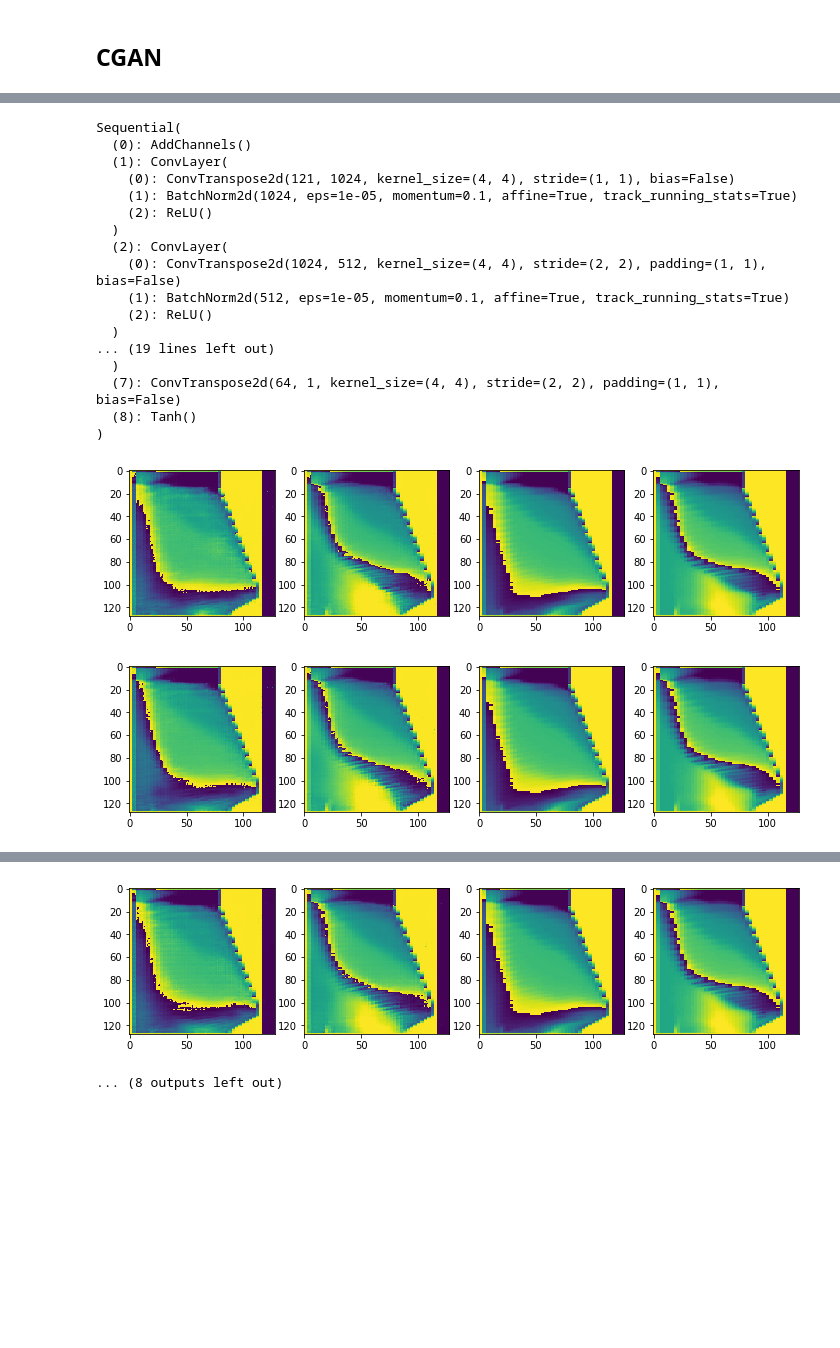
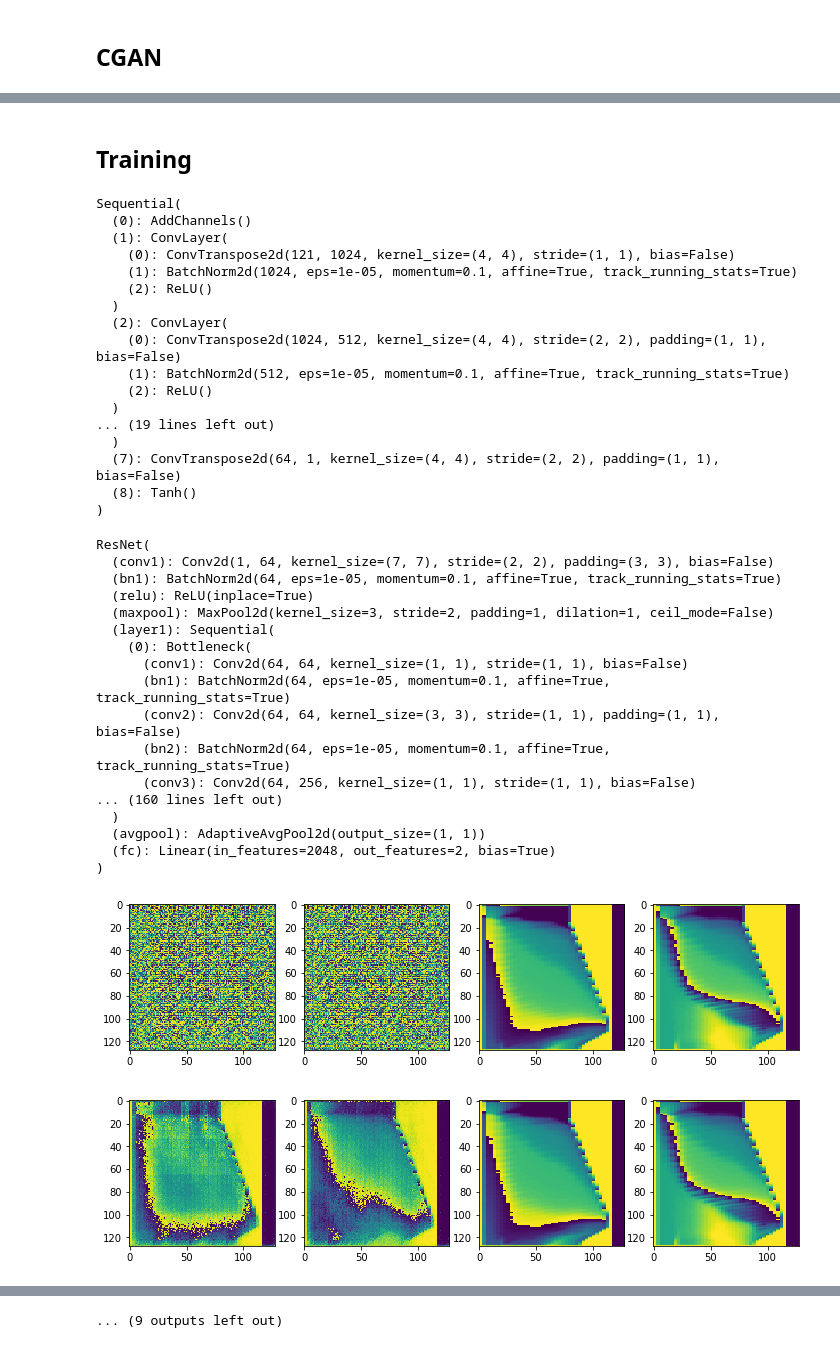
Before and after one commit to JoeyShapiro/blast-furnace-cgan, a Jupyter notebook: cgan.ipynb, the cells around one changed output, grey strips where cells are left out. Saved outputs shown, nothing was run; the diff lists cells and outputs as text; code cells hidden in the pictures; blank space fills up the shorter version.

```diff
--- a/cgan.ipynb
+++ b/cgan.ipynb
@@ -536,18 +508,18 @@ def random_batch_one_hot_rc(batch_size, size):
     return rand_vec
 # %%
 import datetime
+import tqdm
 
-list_losses_critic    = []
-list_losses_generator    = []
-
-import tqdm
+losses = []
 
 def training_loop(N_Epochs, G_model, D_model, D_loss_fn, G_opt, D_opt,
                   checkpoint='checkpoint', save_interval: int = None, stop_after: datetime.timedelta = None, start_epoch: int = None):
+    global losses
+
     if start_epoch is not None:
         G_model.load_state_dict(torch.load(f"{checkpoint}/G_{start_epoch}.pt"))
         D_model.load_state_dict(torch.load(f"{checkpoint}/D_{start_epoch}.pt"))
-        # TODO load everything else
+        losses = torch.load(f"{checkpoint}/l_{start_epoch}.pkl")
     else:
         start_epoch = 0
 
@@ -612,10 +584,13 @@ def training_loop(N_Epochs, G_model, D_model, D_loss_fn, G_opt, D_opt,
 
 
         if epoch % 1 == 0:
-            list_losses_generator.append(        gen_loss.cpu().detach().numpy()  )
-            list_losses_critic.append(        fake_loss.cpu().detach().numpy()  )
-            D_gen_loss_rnd = np.round(gen_loss.cpu().detach().numpy(), 3)
-            D_fake_loss_rnd = np.round(fake_loss.cpu().detach().numpy(), 3)
+            loss = (
+                gen_loss.cpu().detach().numpy(),
+                fake_loss.cpu().detach().numpy()
+            )
+            losses.append(loss)
+            D_gen_loss_rnd = np.round(loss[0], 3)
+            D_fake_loss_rnd = np.round(loss[1], 3)
 
             # not rounded anymore :(
             message = f"gen: {D_gen_loss_rnd}; crit: {D_fake_loss_rnd}"
@@ -676,7 +651,8 @@ def training_loop(N_Epochs, G_model, D_model, D_loss_fn, G_opt, D_opt,
         if save_interval is not None and epoch % save_interval == 0:
             torch.save(G_model.state_dict(), f"{checkpoint}/G_{epoch}.pt")
             torch.save(D_model.state_dict(), f"{checkpoint}/D_{epoch}.pt")
-            # TODO save evrything else
+
+            torch.save(losses, f"{checkpoint}/l_{epoch}.pkl")
 
         if stop_after is not None and datetime.datetime.now() > start_time+stop_after:
             print(f"Stopping training because it has been {datetime.datetime.now() - start_time} since {start_time}")
@@ -735,6 +711,8 @@ class Critic(nn.Module):
 
     def forward(self, x):
         return self.critic(x)
+# %% [markdown]
+## Training
 # %%
 G_model     =  basic_generator(pixels, in_sz=100+7*3, n_channels=channels, n_extra_layers=1)# Generator_Net()
 print(G_model)
@@ -749,7 +727,7 @@ print(G_model)
 #                     act_cls=partial(  nn.LeakyReLU, negative_slope=0.2)
 # )#
 
-D_model     = Critic(channels_img=channels, features_d=pixels)
+# D_model     = Critic(channels_img=channels, features_d=pixels)
 
 #import resnet 50
 from torchvision.models import resnet50
@@ -757,7 +735,7 @@ from torchvision.models import resnet50
 D_model = resnet50(pretrained=True)
 
 # make resnet input same channels
-D_model.conv1 = torch.nn.Conv2d(channels, pixels, kernel_size=(7, 7), stride=(2, 2), padding=(3, 3), bias=False)
+D_model.conv1 = torch.nn.Conv2d(channels, 64, kernel_size=(7, 7), stride=(2, 2), padding=(3, 3), bias=False)
 
 # make resnet output 2 classes
 D_model.fc = torch.nn.Linear(in_features=2048, out_features=2, bias=True)
@@ -772,33 +750,50 @@ D_loss_fn = wasserstein_loss
 # use a loss function that supports values between -1 and 1
 # D_loss_fn = nn.BCEWithLogitsLoss()
 
 G_opt       = torch.optim.Adam( G_model.parameters(), lr=learning_rate, betas=(0.0, 0.9) )
 D_opt       = torch.optim.Adam( D_model.parameters(), lr=learning_rate, betas=(0.0, 0.9) )
 
 # move everything to device
 G_model.to(device)
 D_model.to(device)
 # D_loss_fn.to(device)
 
 training_loop(  N_Epochs, G_model, D_model, D_loss_fn, G_opt, D_opt,
-    checkpoint='checkpoint', save_interval=100, stop_after=datetime.timedelta(hours=3, minutes=30), start_epoch=569   )
+    checkpoint='checkpoint', save_interval=100, stop_after=datetime.timedelta(hours=3, minutes=30), start_epoch=None   )
 # %% [output]
 Sequential(
   (0): AddChannels()
   (1): ConvLayer(
     (0): ConvTranspose2d(121, 1024, kernel_size=(4, 4), stride=(1, 1), bias=False)
     (1): BatchNorm2d(1024, eps=1e-05, momentum=0.1, affine=True, track_running_stats=True)
     (2): ReLU()
   )
   (2): ConvLayer(
     (0): ConvTranspose2d(1024, 512, kernel_size=(4, 4), stride=(2, 2), padding=(1, 1), bias=False)
     (1): BatchNorm2d(512, eps=1e-05, momentum=0.1, affine=True, track_running_stats=True)
     (2): ReLU()
   )
 ... (19 lines left out)
   )
   (7): ConvTranspose2d(64, 1, kernel_size=(4, 4), stride=(2, 2), padding=(1, 1), bias=False)
   (8): Tanh()
 )
+ResNet(
+  (conv1): Conv2d(1, 64, kernel_size=(7, 7), stride=(2, 2), padding=(3, 3), bias=False)
+  (bn1): BatchNorm2d(64, eps=1e-05, momentum=0.1, affine=True, track_running_stats=True)
+  (relu): ReLU(inplace=True)
+  (maxpool): MaxPool2d(kernel_size=3, stride=2, padding=1, dilation=1, ceil_mode=False)
+  (layer1): Sequential(
+    (0): Bottleneck(
+      (conv1): Conv2d(64, 64, kernel_size=(1, 1), stride=(1, 1), bias=False)
+      (bn1): BatchNorm2d(64, eps=1e-05, momentum=0.1, affine=True, track_running_stats=True)
+      (conv2): Conv2d(64, 64, kernel_size=(3, 3), stride=(1, 1), padding=(1, 1), bias=False)
+      (bn2): BatchNorm2d(64, eps=1e-05, momentum=0.1, affine=True, track_running_stats=True)
+      (conv3): Conv2d(64, 256, kernel_size=(1, 1), stride=(1, 1), bias=False)
+... (160 lines left out)
+  )
+  (avgpool): AdaptiveAvgPool2d(output_size=(1, 1))
+  (fc): Linear(in_features=2048, out_features=2, bias=True)
+)
-[figure, old version]
+[figure, new version]
-[figure, old version]
+[figure, new version]
@@ -813,2 +808 @@ Sequential(
-[figure, removed]
-... (8 outputs left out)
+... (9 outputs left out)
```
Also changed, not shown: parts of 12 cells of this notebook.
